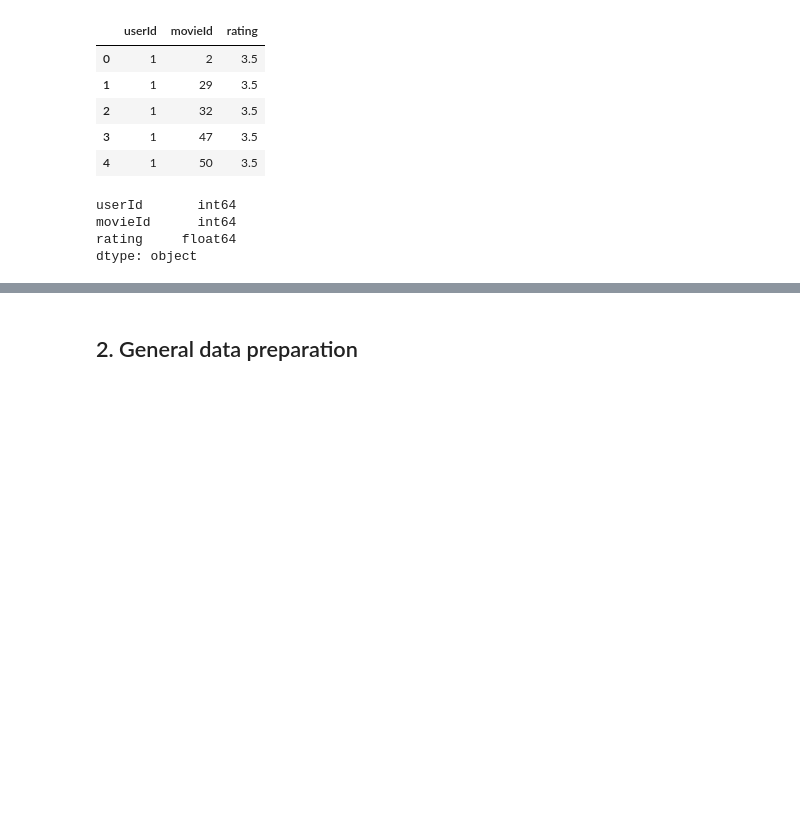
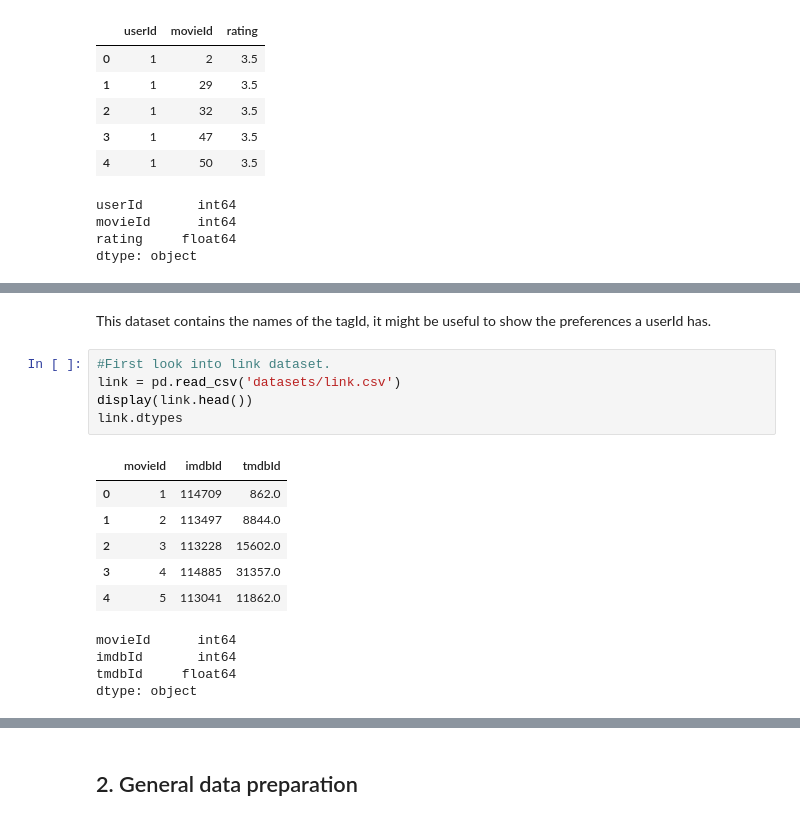
Before and after one commit to jwongr/TestModelo, a Jupyter notebook: PythonTest.ipynb, the cells around one changed output, grey strips where cells are left out. Drawn from its saved outputs; the diff is of its cells as text; blank space fills up the shorter version.

```diff
--- a/PythonTest.ipynb
+++ b/PythonTest.ipynb
@@ -50,0 +89,18 @@ dtype: object
+# %% [markdown]
+This dataset contains the names of the tagId, it might be useful to show the preferences a userId has.
+# %%
+#First look into link dataset.
+link = pd.read_csv('datasets/link.csv')
+display(link.head())
+link.dtypes
+# %% [output]
+|  | movieId | imdbId | tmdbId |
+| 0 | 1 | 114709 | 862.0 |
+| 1 | 2 | 113497 | 8844.0 |
+| 2 | 3 | 113228 | 15602.0 |
+| 3 | 4 | 114885 | 31357.0 |
+| 4 | 5 | 113041 | 11862.0 |
+movieId      int64
+imdbId       int64
+tmdbId     float64
+dtype: object
```
Also changed, not shown: parts of 15 cells of this notebook.
